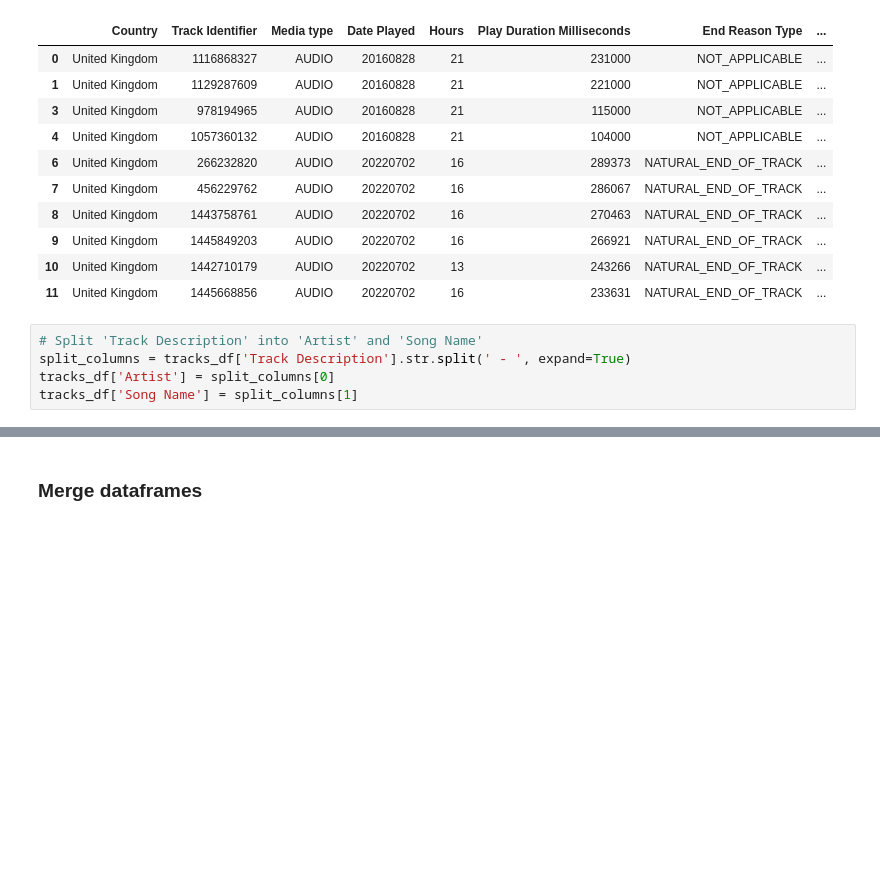
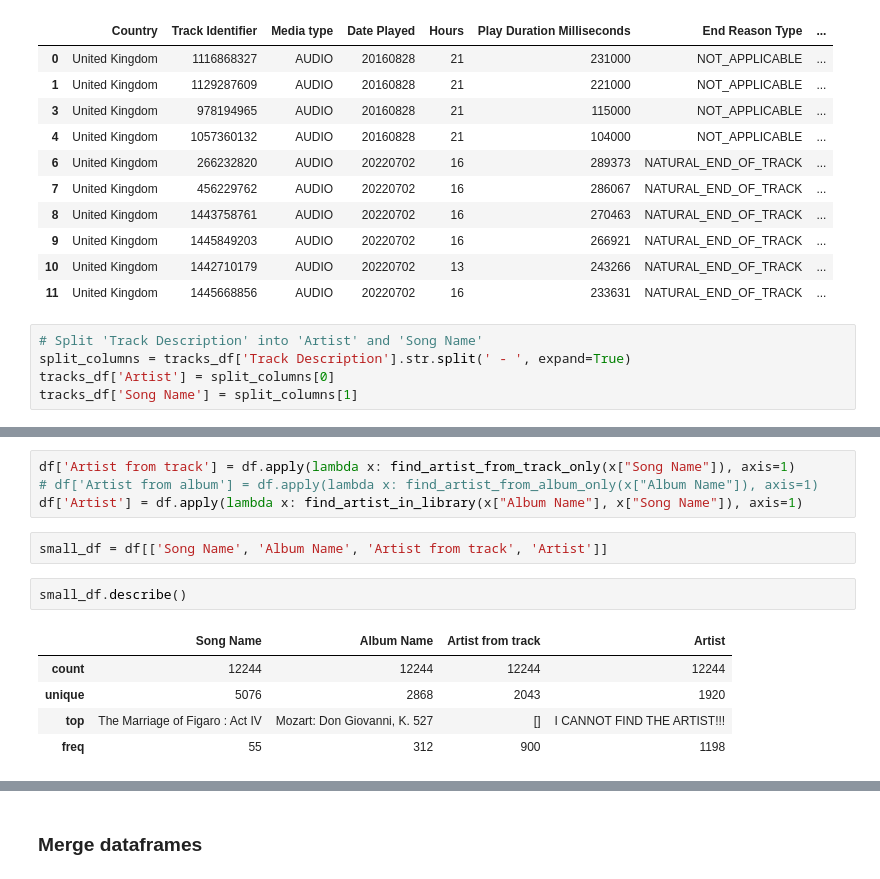
Before and after one commit to ftaylor101/spotify, a Jupyter notebook: apple_vis.ipynb, the cells around one changed output, grey strips where cells are left out. Saved outputs shown, nothing was run; the diff lists cells and outputs as text; blank space fills up the shorter version.

```diff
--- a/apple_vis.ipynb
+++ b/apple_vis.ipynb
@@ -208,0 +268,14 @@ tracks_df[tracks_df['Song Name'] == 'Science Fiction Double Feature']
+# %%
+df['Artist from track'] = df.apply(lambda x: find_artist_from_track_only(x["Song Name"]), axis=1)
+# df['Artist from album'] = df.apply(lambda x: find_artist_from_album_only(x["Album Name"]), axis=1)
+df['Artist'] = df.apply(lambda x: find_artist_in_library(x["Album Name"], x["Song Name"]), axis=1)
+# %%
+small_df = df[['Song Name', 'Album Name', 'Artist from track', 'Artist']]
+# %%
+small_df.describe()
+# %% [output]
+|  | Song Name | Album Name | Artist from track | Artist |
+| count | 12244 | 12244 | 12244 | 12244 |
+| unique | 5076 | 2868 | 2043 | 1920 |
+| top | The Marriage of Figaro : Act IV | Mozart: Don Giovanni, K. 527 | [] | I CANNOT FIND THE ARTIST!!! |
+| freq | 55 | 312 | 900 | 1198 |
```
Also changed, not shown: parts of 13 cells of this notebook.
